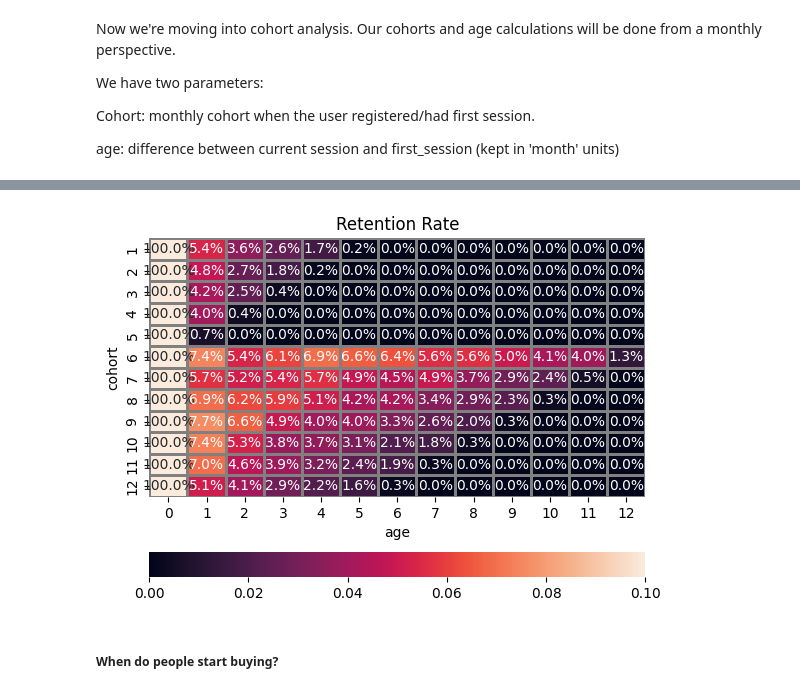
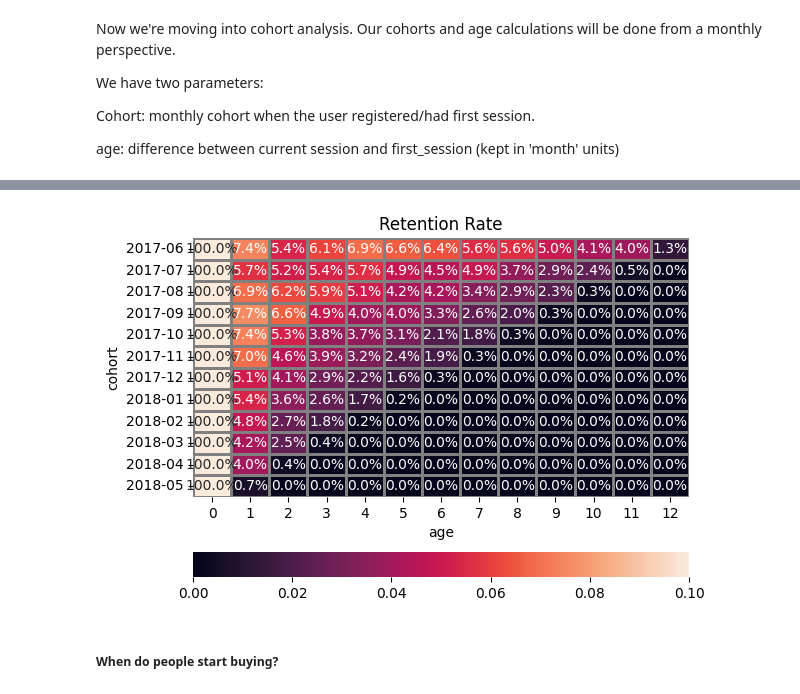
Before and after one commit to AcePine/yandex-marketing-expenses, a Jupyter notebook: yandex-data.ipynb, the cells around one changed output, grey strips where cells are left out. Cells and saved outputs as stored; diff of their text form; code cells hidden in the pictures.

```diff
--- a/yandex-data.ipynb
+++ b/yandex-data.ipynb
@@ -289,5 +293,6 @@ plt.show()
 
 min_visit = visits.groupby(['uid'])['start ts'].min().reset_index()
 min_visit.columns = ['uid', 'first_session']
+min_visit['cohort'] = min_visit['first_session'].dt.to_period('M')
 min_visit.head()
 # %% [output]
@@ -300,5 +312,5 @@ min_visit.head()
 # %%
 # now we'll merge that dataset to the original dataset
-visits = visits.merge(min_visit, how='inner', on=['uid'])
-visits.head()
+visits2 = visits.merge(min_visit, how='inner', on=['uid'])
+visits2.shape
 # %% [output]
@@ -317,10 +340,8 @@ Cohort: monthly cohort when the user registered/had first session.
 
 age: difference between current session and first_session (kept in 'month' units)
 # %%
-import numpy as np
-
-visits['cohort'] = visits['first_session'].dt.month
-visits['age'] = ((pd.to_datetime(visits['start ts']) - pd.to_datetime(visits['first_session'])) / np.timedelta64(1, 'M')).round().astype('int')
-
-visits.head()
+visits2['age'] = ((pd.to_datetime(visits2['start ts'])\
+                 - pd.to_datetime(visits2['first_session'])) /  \
+                 np.timedelta64(1, 'M')).round().astype('int')
+visits2.head()
 # %% [output]
@@ -333,7 +354,7 @@ visits.head()
 # %%
 # now we can see how many users were active from certain cohorts after registration
 
-cohorts = visits.pivot_table(
+cohorts = visits2.pivot_table(
     index='cohort',
     columns='age',
     values='uid',
@@ -377,14 +398,15 @@ retention
 # %%
 # now we can visualize it!
 
 import seaborn as sns
 
 retention.index = retention.index.astype(str)
-sns.heatmap(retention, annot=True, fmt='.1%', linewidths=1, linecolor='grey', vmax=0.1, cbar_kws= {'orientation': 'horizontal'}).set(title = 'Retention Rate')
+sns.heatmap(retention, annot=True, fmt='.1%', linewidths=1, linecolor='grey', vmax=0.1,\
+           cbar_kws= {'orientation': 'horizontal'}).set(title = 'Retention Rate')
 
 plt.show()
 # %% [output]
-[figure, old version]
+[figure, new version]
 # %% [markdown]
 ##### When do people start buying?
 # %%
```
Also changed, not shown: parts of 51 cells of this notebook.
